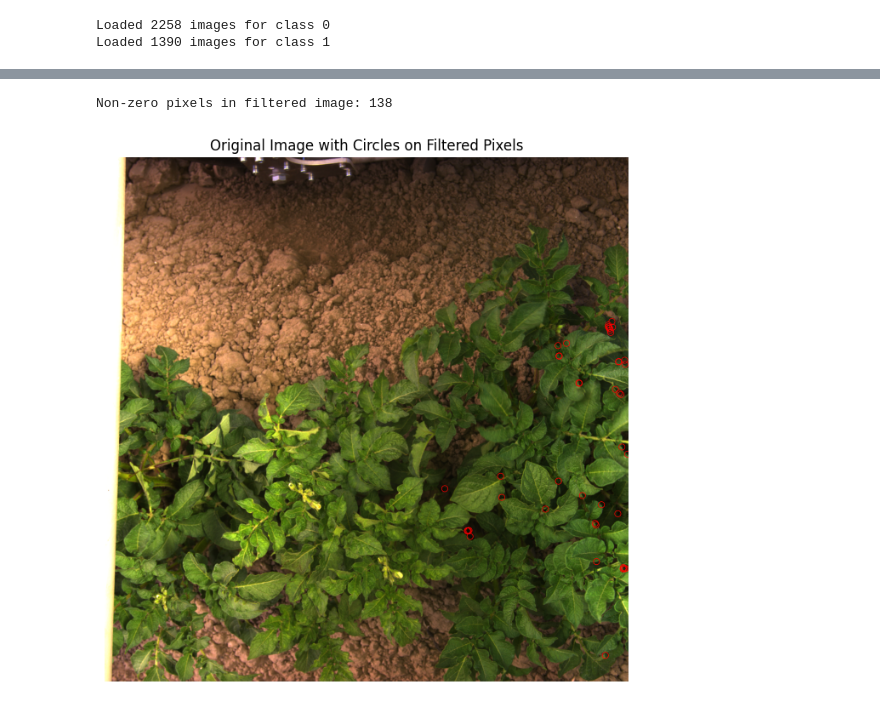
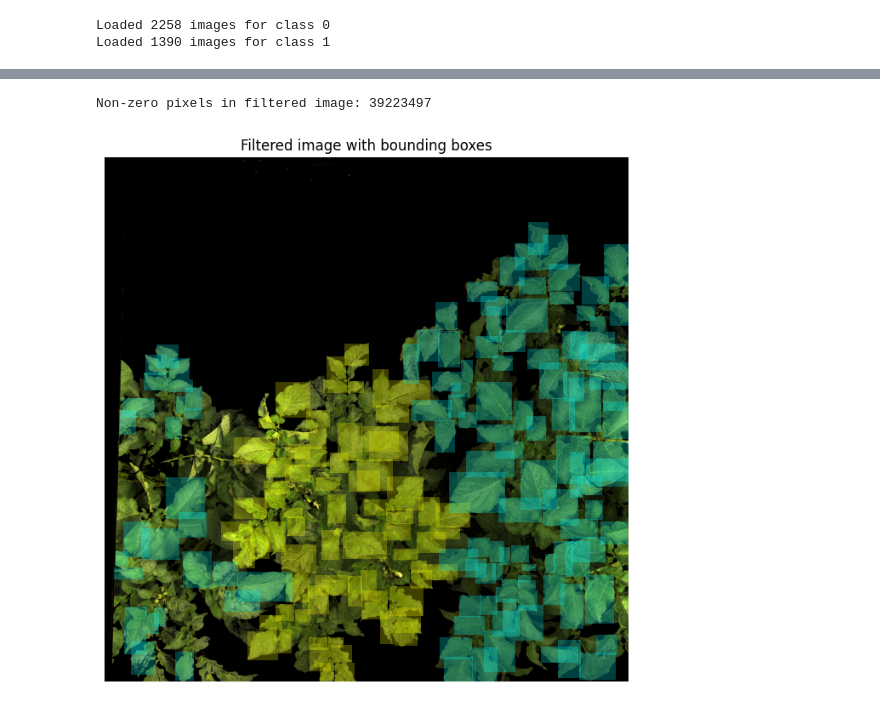
Before and after one commit to MartMonster/AlphaTreeLVQ, a Jupyter notebook: hist.ipynb, the cells around one changed output, grey strips where cells are left out. Saved outputs shown, nothing was run; the diff lists cells and outputs as text; code cells hidden in the pictures.

```diff
--- a/hist.ipynb
+++ b/hist.ipynb
@@ -35,14 +35,16 @@ Loaded 1390 images for class 1
 import numpy as np
 hist_0 = np.zeros((180, 256), dtype=np.float32)
 hist_1 = np.zeros((180, 256), dtype=np.float32)
-hue=[75, 90]
+hue=[30, 50]
 saturation=[120, 240]
 count_range_0 = 0
 count_range_1 = 0
+remainingPixelCount = 0
+totalPixelCount = 0
 for label in range(n_classes):
     for img in global_imgs[label]:
         # convert image to HLS
-        hsv = cv2.cvtColor(img, cv2.COLOR_BGR2HSV)
+        hsv = cv2.cvtColor(img, cv2.COLOR_RGB2HSV)
         # make histogram of H and S values
         hist = cv2.calcHist([hsv], [0, 1], None, [180, 256], [0, 180, 0, 256])
         if label == 0:
@@ -53,6 +55,9 @@ for label in range(n_classes):
             (hsv[:, :, 0] >= hue[0]) & (hsv[:, :, 0] <= hue[1]) &
             (hsv[:, :, 1] >= saturation[0]) & (hsv[:, :, 1] <= saturation[1])
         )
+        # filtered_img = img * mask[..., None]
+        remainingPixelCount += mask.sum()
+        totalPixelCount += mask.size
         if mask.any():
             if label == 0:
                 count_range_0 += 1
@@ -61,7 +66,9 @@ for label in range(n_classes):
 
 print(f'Class 0 images in range: {count_range_0}')
 print(f'Class 1 images in range: {count_range_1}')
-
+print(f'Remaining pixel count in range: {remainingPixelCount}')
+print(f'Total pixel count: {totalPixelCount}')
+print(f'Percentage of pixels in range: {100 * remainingPixelCount / totalPixelCount:.2f}%')
 # normalize histograms
 hist_0 = cv2.normalize(hist_0, hist_0).flatten()
 hist_1 = cv2.normalize(hist_1, hist_1).flatten()
@@ -85,8 +95,8 @@ Text(0.5, 1.0, 'Hue vs Saturation Histogram Comparison')
 # %%
 # plot histograms
 plt.figure(figsize=(10, 3))
-hue=[75, 90]
-saturation=[120, 240]
+hue=[30, 50]
+saturation=[110, 240]
 # hue=[0, 180]
 # saturation=[120, 254]
 # plot both histograms on same plot by subtracting one from the other as 2D histogram cropped to H=[60:100] and S=[75:250]
@@ -102,10 +140,25 @@ Text(0.5, 1.0, 'Hue vs Saturation Histogram Comparison')
 # %%
+def parse_labels(file_path):
+    parsed_data = []
+
+    with open(file_path, 'r') as f:
+        for line in f:
+            parts = line.strip().split()
+            if len(parts) != 5:
+                continue  # Skip malformed lines
+            label = int(parts[0])
+            bbox = list(map(float, parts[1:]))  # [x_center, y_center, width, height]
+            parsed_data.append((label, bbox))
+    return parsed_data
+
 from matplotlib.patches import Circle
 
 # Display an image with its filtered version based on hue and saturation constraints
 # fig, axes = plt.subplots(1, 2, figsize=(12, 5))
 img = cv2.imread('Croptimal/2024_5_13_CleansingDataset/Run1_light_normal_otherobjects/test/4e8ef493-3884-4645-82c6-4291a576684d.png')
 img = cv2.cvtColor(img, cv2.COLOR_BGR2RGB)
+
+labels = parse_labels("Croptimal/2024_5_13_CleansingDataset/Run1_light_normal_otherobjects/test/4e8ef493-3884-4645-82c6-4291a576684d.txt")
 
 # Original image
 # axes[0].imshow(img)
@@ -119,41 +172,55 @@ hsv = cv2.cvtColor(img, cv2.COLOR_RGB2HSV)
 # sat_min, sat_max = saturation[0]/255, saturation[1]/255
 
 mask = (
     (hsv[:, :, 0] >= hue[0]) & (hsv[:, :, 0] <= hue[1]) &
     (hsv[:, :, 1] >= saturation[0]) & (hsv[:, :, 1] <= saturation[1])
 )
 
 # Convert boolean mask to float (0.0 or 1.0)
 # mask_f = mask_f.astype(np.float32)
 
 # Apply mask (broadcast across RGB channels)
 filtered_img = img * mask[..., None]
 
 # print amount of non-zero pixels in filtered_img
 print(f'Non-zero pixels in filtered image: {np.count_nonzero(filtered_img)}')
 
 # axes[1].imshow(filtered_img)
 # axes[1].set_title(f'Filtered Image (H:[{hue[0]}, {hue[1]}], S:[{saturation[0]}, {saturation[1]}])')
 # axes[1].axis('off')
 
 # plt.tight_layout()
 # plt.show()
 
 ig, ax = plt.subplots(figsize=(8, 8))
-ax.imshow(img)
-ax.set_title('Original Image with Circles on Filtered Pixels')
+ax.imshow(filtered_img)
+ax.set_title('Filtered image with bounding boxes')
 ax.axis('off')
 
+for label, bbox in labels:
+    x_center, y_center, width, height = bbox
+    x_center = int(x_center * img.shape[1])
+    y_center = int(y_center * img.shape[0])
+    width = int(width * img.shape[1])
+    height = int(height * img.shape[0])
+    x1 = int(x_center - width / 2)
+    y1 = int(y_center - height / 2)
+    x2 = int(x_center + width / 2)
+    y2 = int(y_center + height / 2)
+    color = 'cyan' if not label else 'yellow'
+    rect = plt.Rectangle((x1, y1), width, height, linewidth=1, edgecolor='none', facecolor=color, alpha=0.25)
+    ax.add_patch(rect)
+
 # Draw a circle around each non-zero pixel in the filtered image
-ys, xs = np.nonzero(mask)  # get coordinates of nonzero pixels
-for x, y in zip(xs, ys):
-    circ = Circle((x, y), radius=30, color='red', fill=False, linewidth=0.5)
-    ax.add_patch(circ)
+# ys, xs = np.nonzero(mask)  # get coordinates of nonzero pixels
+# for x, y in zip(xs, ys):
+#     circ = Circle((x, y), radius=100, color='red', fill=False, linewidth=2)
+#     ax.add_patch(circ)
 
 plt.show()
 # %% [output]
-Non-zero pixels in filtered image: 138
+Non-zero pixels in filtered image: 39223497
-[figure, old version]
+[figure, new version]
 # %%
 fig, axes = plt.subplots(1, 2, figsize=(12, 5))
 
```
Also changed, not shown: parts of 5 cells of this notebook, 8 other files.
